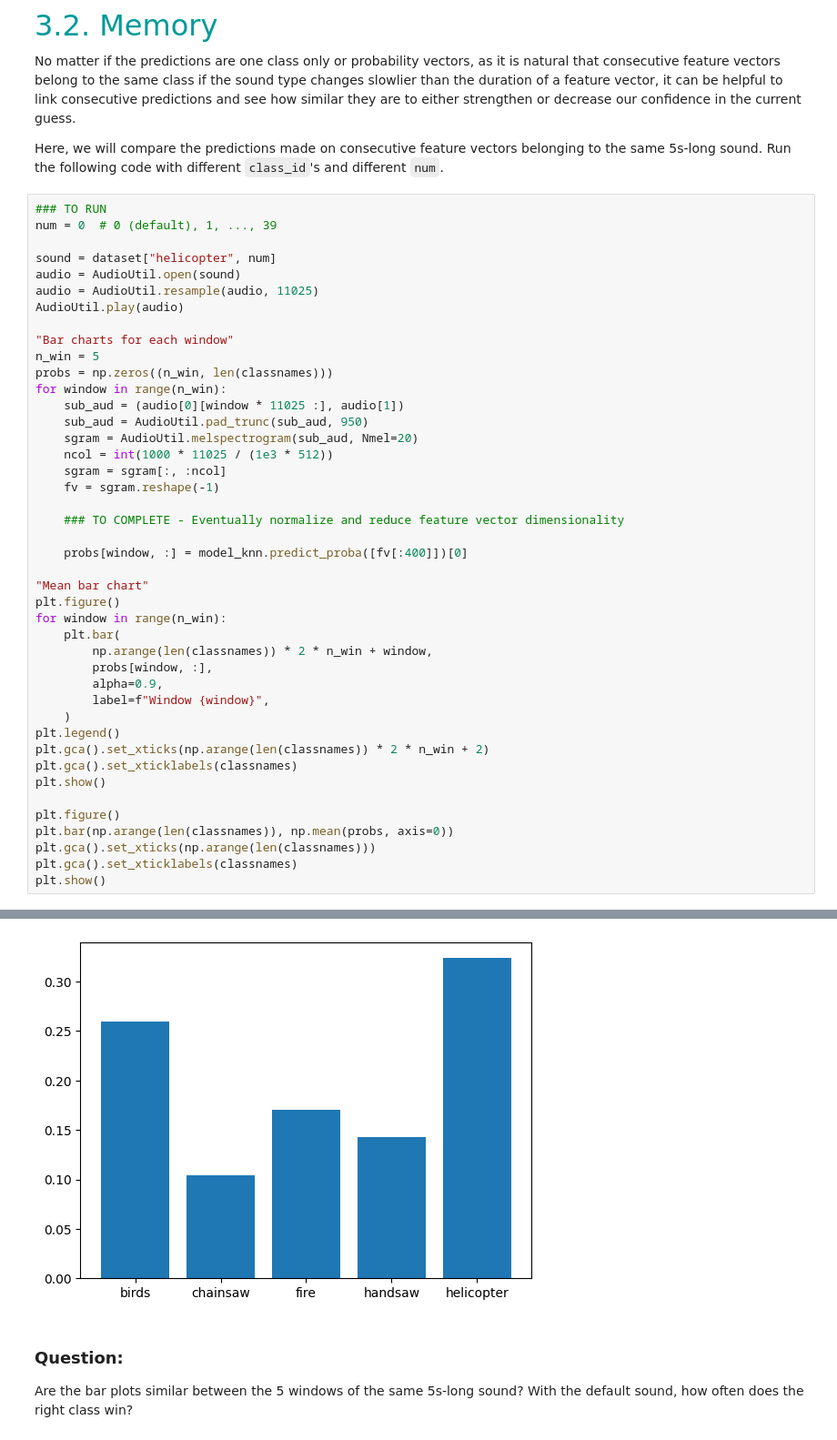
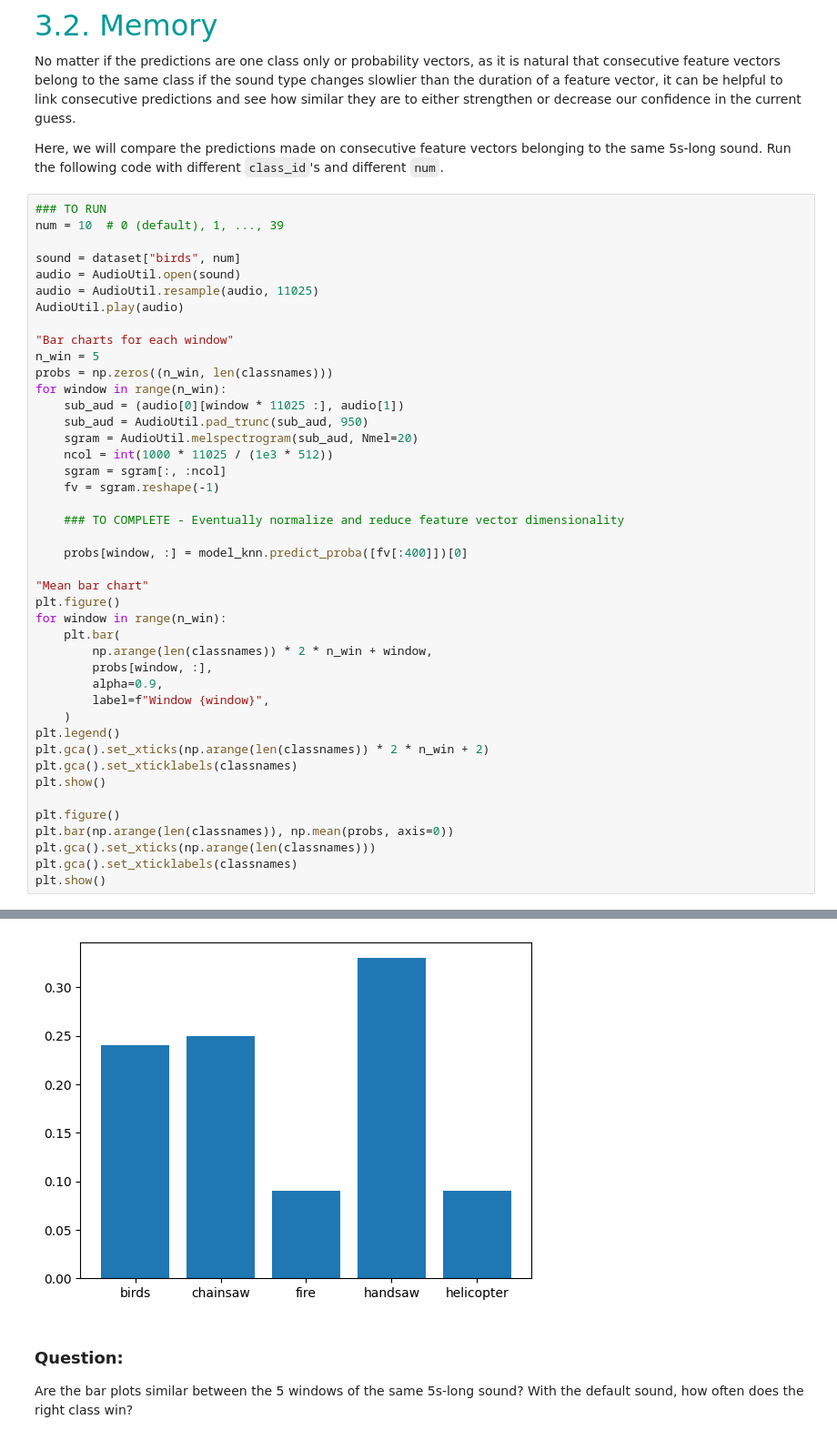
Before and after one commit to jucodavid/LELEC210X, a Jupyter notebook: classification/h5a3_confidence_and_memory.ipynb, the cells around one changed output, grey strips where cells are left out. Shown at 91% size. Cells and saved outputs as stored; diff of their text form.

```diff
--- a/classification/h5a3_confidence_and_memory.ipynb
+++ b/classification/h5a3_confidence_and_memory.ipynb
@@ -116,9 +130,9 @@ Here, we will compare the predictions made on consecutive feature vectors belong
 Run the following code with different ``class_id``'s and different ``num``.
 # %%
 ### TO RUN
-num = 0  # 0 (default), 1, ..., 39
+num = 10  # 0 (default), 1, ..., 39
 
-sound = dataset["helicopter", num]
+sound = dataset["birds", num]
 audio = AudioUtil.open(sound)
 audio = AudioUtil.resample(audio, 11025)
 AudioUtil.play(audio)
@@ -162,4 +176,4 @@ plt.show()
-[figure, old version]
+[figure, new version]
 # %% [markdown]
 ### Question:
 Are the bar plots similar between the 5 windows of the same 5s-long sound? With the default sound, how often does the right class win?
```
Also changed, not shown: parts of 2 cells of this notebook, 38 other files.
